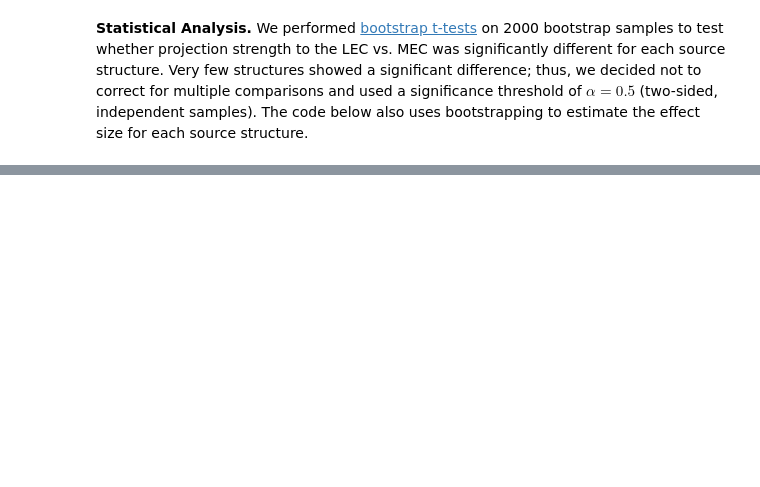
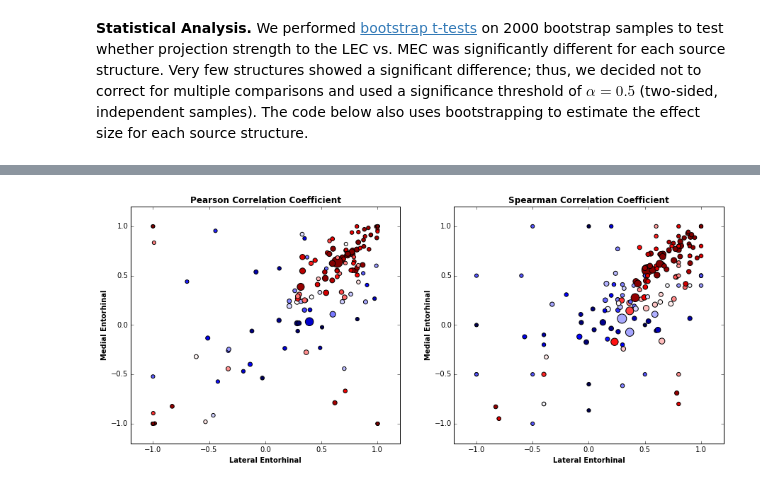
Before and after one commit to emukamel/notebooks, a Jupyter notebook: AllenBrainAtlas/NeuroanatomyClassProject.ipynb, the cells around one changed output, grey strips where cells are left out. Cells and saved outputs as stored; diff of their text form; code cells hidden in the pictures; blank space fills up the shorter version.

```diff
--- a/AllenBrainAtlas/NeuroanatomyClassProject.ipynb
+++ b/AllenBrainAtlas/NeuroanatomyClassProject.ipynb
@@ -276,0 +231,32 @@ plt.show()
+# %%
+from scipy.stats import pearsonr,spearmanr
+from matplotlib.pyplot import cm
+
+plt.figure(figsize=(15,6))
+s = 1
+for corrfunc in pearsonr,spearmanr:
+    plt.subplot(1,2,s)
+    s += 1
+    lec_corr,mec_corr,pvals,nn = [],[],[],[]
+    for name in common_sources:
+        r1,p1 = corrfunc(F['ENTl'][name]['inj'],F['ENTl'][name]['vals'])
+        r2,p2 = corrfunc(F['ENTm'][name]['inj'],F['ENTm'][name]['vals'])
+        if np.any(np.isnan([p1,p2])): continue
+        lec_corr.append(r1)
+        mec_corr.append(r2)
+        pvals.append(max([p1,p2]))
+        nn.append(len(F['ENTl'][name]['inj'])+len(F['ENTm'][name]['inj']))
+    pvals,lec_corr,mec_corr,nn = np.array(pvals),np.array(lec_corr),np.array(mec_corr),np.array(nn)
+    plt.scatter(lec_corr,mec_corr,c=pvals,cmap=cm.seismic_r,clim=[-max(pvals)+0.05,max(pvals)+0.05],s=nn+20)
+    plt.xlim([-1.2,1.2])
+    plt.ylim([-1.2,1.2])
+    plt.xlabel('Lateral Entorhinal',fontweight='bold')
+    plt.ylabel('Medial Entorhinal',fontweight='bold')
+
+plt.subplot(1,2,1)
+plt.title('Pearson Correlation Coefficient',fontweight='bold')
+plt.subplot(1,2,2)
+plt.title('Spearman Correlation Coefficient',fontweight='bold')
+plt.show()
+# %% [output]
+[figure, added]
```
Also changed, not shown: parts of 11 cells of this notebook, 1 other file.
